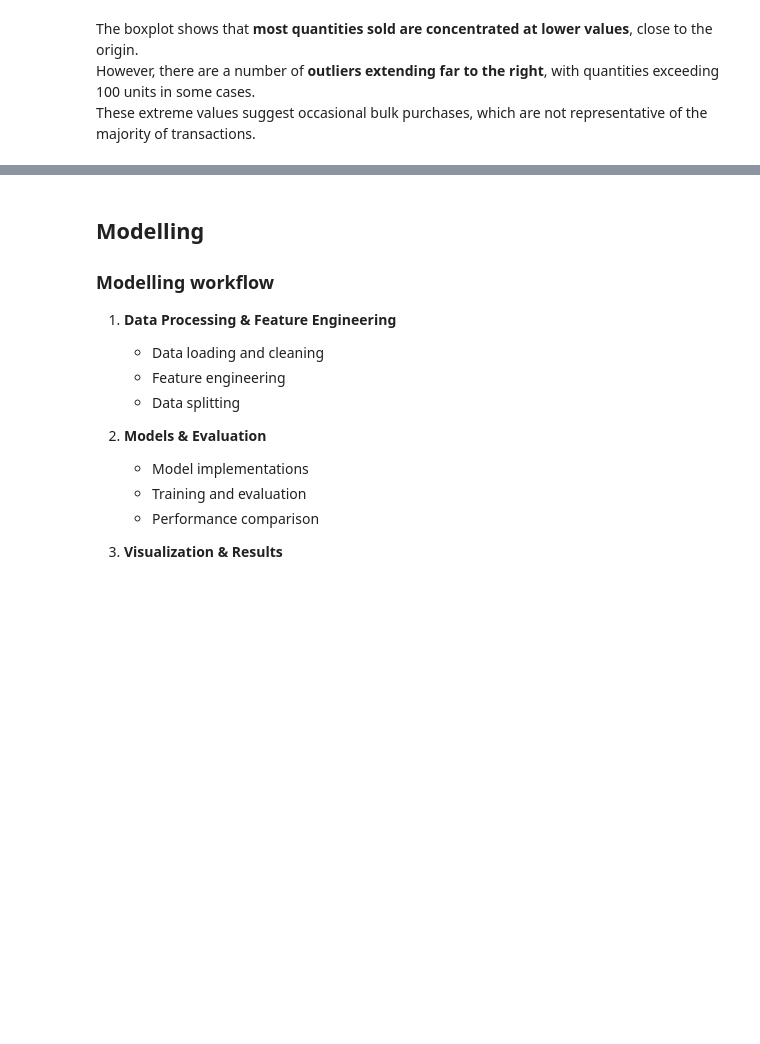
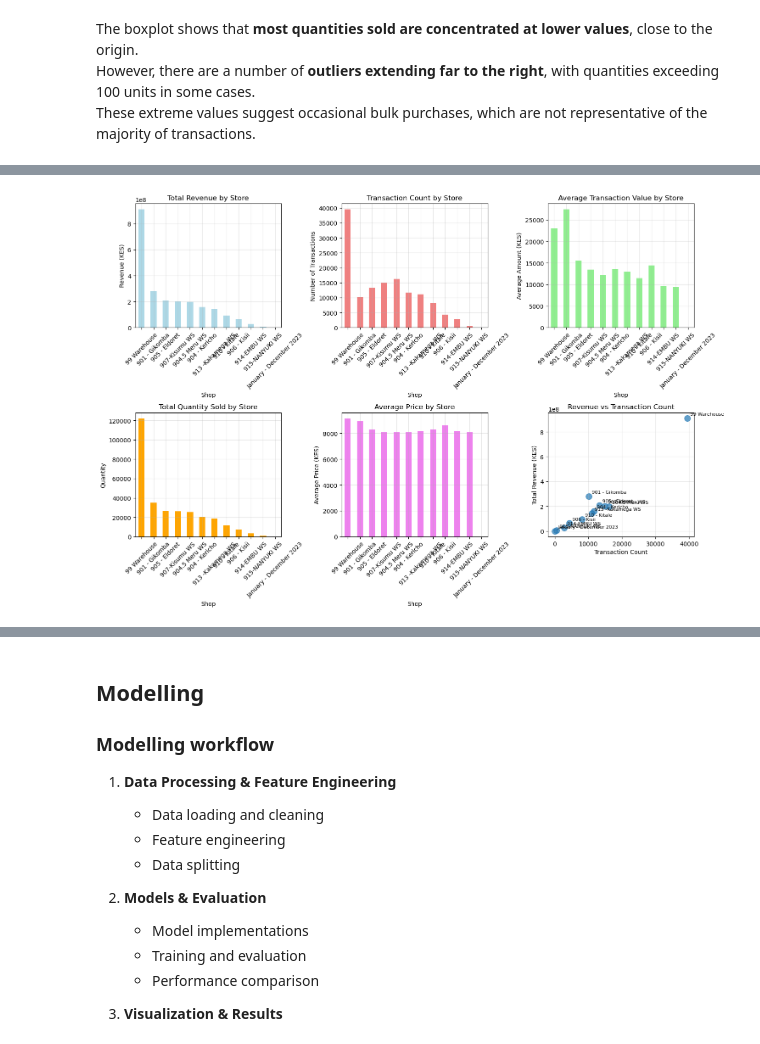
Before and after one commit to Kate-Maina/Group-2-Capstone-Project, a Jupyter notebook: index.ipynb, the cells around one changed output, grey strips where cells are left out. Cells and saved outputs as stored; diff of their text form; code cells hidden in the pictures; blank space fills up the shorter version.

```diff
--- a/index.ipynb
+++ b/index.ipynb
@@ -946,0 +1061,78 @@ pd.set_option('display.max_columns', None)
+# %%
+print("\n STORE PERFORMANCE ANALYSIS")
+print("="*50)
+
+# Group by store
+store_analysis = cleaned.groupby('Shop').agg({
+    'Amount': ['sum', 'mean', 'count'],
+    'Qty': 'sum',
+    'Sales Price': 'mean'
+}).round(2)
+
+store_analysis.columns = ['Total_Revenue', 'Avg_Transaction', 'Transaction_Count', 'Total_Quantity', 'Avg_Price']
+store_analysis = store_analysis.sort_values('Total_Revenue', ascending=False)
+
+# Display store performance
+print("STORE PERFORMANCE RANKING:")
+print("-" * 100)
+for i, (store, row) in enumerate(store_analysis.iterrows(), 1):
+    print(f"{i}. {store:15} | Revenue: KES {row['Total_Revenue']:>10,.2f} | "
+          f"Transactions: {row['Transaction_Count']:>4} | Avg: KES {row['Avg_Transaction']:>8,.2f}")
+
+# Visualization
+plt.figure(figsize=(15, 10))
+
+# Revenue by store
+plt.subplot(2, 3, 1)
+store_analysis['Total_Revenue'].plot(kind='bar', color='lightblue')
+plt.title('Total Revenue by Store')
+plt.ylabel('Revenue (KES)')
+plt.xticks(rotation=45)
+plt.grid(True, alpha=0.3)
+
+# Transactions by store
+plt.subplot(2, 3, 2)
+store_analysis['Transaction_Count'].plot(kind='bar', color='lightcoral')
+plt.title('Transaction Count by Store')
+plt.ylabel('Number of Transactions')
+plt.xticks(rotation=45)
+plt.grid(True, alpha=0.3)
+
+# Average transaction value
+plt.subplot(2, 3, 3)
+store_analysis['Avg_Transaction'].plot(kind='bar', color='lightgreen')
+plt.title('Average Transaction Value by Store')
+plt.ylabel('Average Amount (KES)')
+plt.xticks(rotation=45)
+plt.grid(True, alpha=0.3)
+
+# Quantity by store
+plt.subplot(2, 3, 4)
+store_analysis['Total_Quantity'].plot(kind='bar', color='orange')
+plt.title('Total Quantity Sold by Store')
+plt.ylabel('Quantity')
+plt.xticks(rotation=45)
+plt.grid(True, alpha=0.3)
+
+# Average price by store
+plt.subplot(2, 3, 5)
+store_analysis['Avg_Price'].plot(kind='bar', color='violet')
+plt.title('Average Price by Store')
+plt.ylabel('Average Price (KES)')
+plt.xticks(rotation=45)
+plt.grid(True, alpha=0.3)
+
+# Revenue vs Transactions scatter
+plt.subplot(2, 3, 6)
+plt.scatter(store_analysis['Transaction_Count'], store_analysis['Total_Revenue'], s=100, alpha=0.7)
+for store, row in store_analysis.iterrows():
+    plt.annotate(store, (row['Transaction_Count'], row['Total_Revenue']),
+                xytext=(5, 5), textcoords='offset points', fontsize=8)
+plt.xlabel('Transaction Count')
+plt.ylabel('Total Revenue (KES)')
+plt.title('Revenue vs Transaction Count')
+plt.grid(True, alpha=0.3)
+
+plt.tight_layout()
+plt.show()
+# %% [output]
@@ -946,0 +1155 @@ pd.set_option('display.max_columns', None)
+[figure, added]
```
Also changed, not shown: parts of 14 cells of this notebook.
